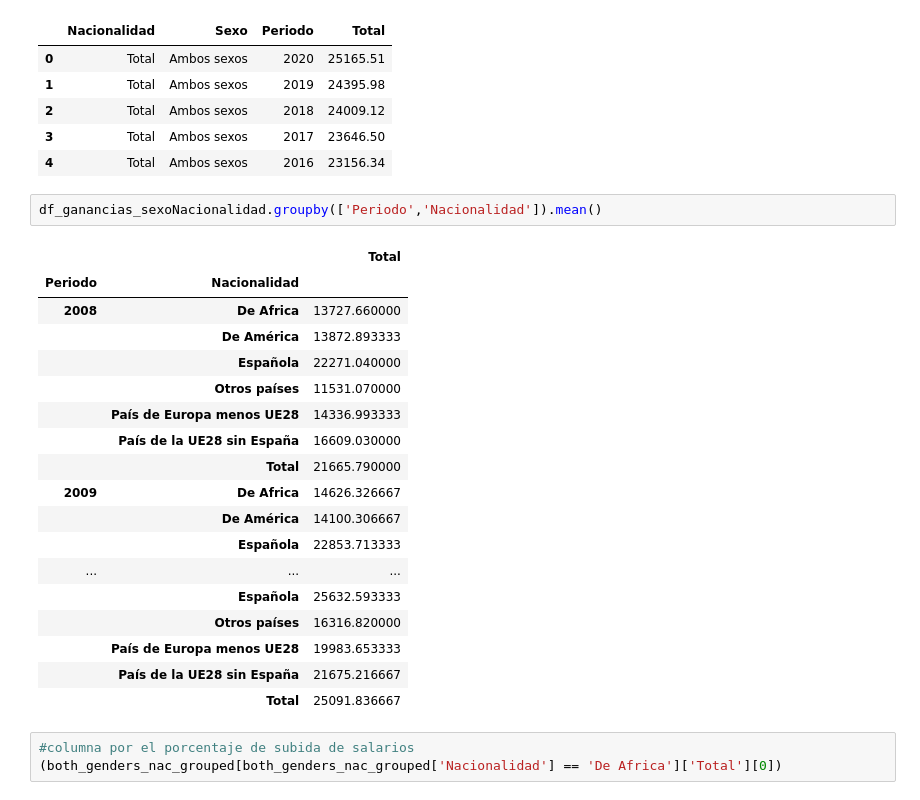
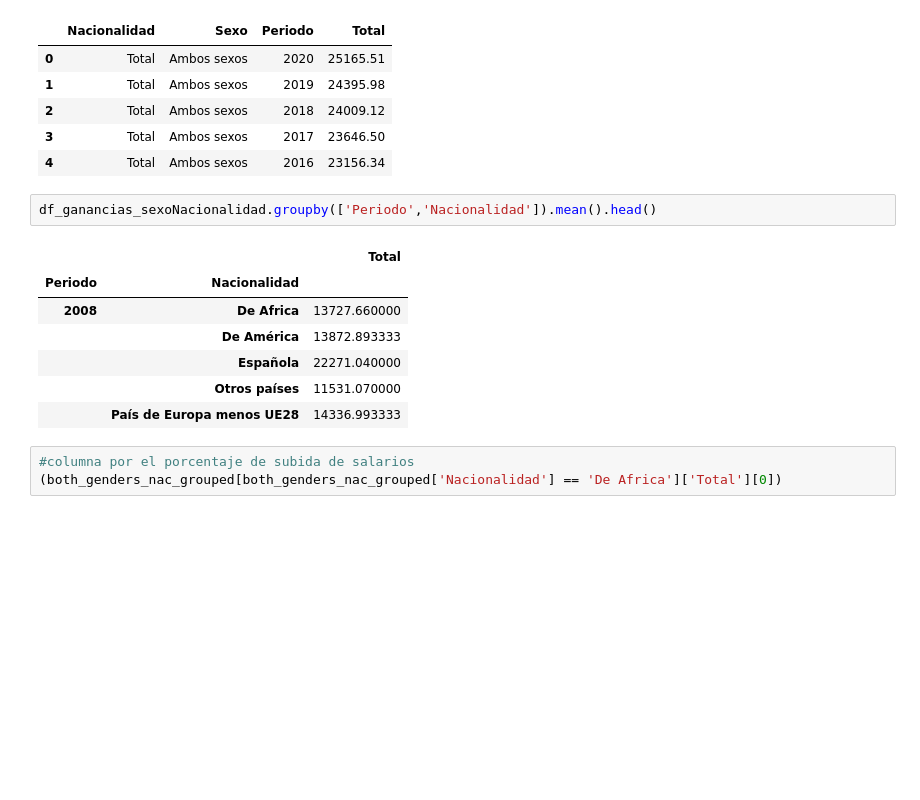
Before and after one commit to JaredR33/EDA, a Jupyter notebook: notebooks/EDA2.ipynb, the cells around one changed output. Saved outputs shown, nothing was run; the diff lists cells and outputs as text; blank space fills up the shorter version.

```diff
--- a/notebooks/EDA2.ipynb
+++ b/notebooks/EDA2.ipynb
@@ -147,26 +147,15 @@ df_ganancias_sexoNacionalidad.head()
 | 3 | Total | Ambos sexos | 2017 | 23646.50 |
 | 4 | Total | Ambos sexos | 2016 | 23156.34 |
 # %%
-df_ganancias_sexoNacionalidad.groupby(['Periodo','Nacionalidad']).mean()
+df_ganancias_sexoNacionalidad.groupby(['Periodo','Nacionalidad']).mean().head()
 # %% [output]
 |  |  | Total |
 | Periodo | Nacionalidad |  |
 | 2008 | De Africa | 13727.660000 |
 |  | De América | 13872.893333 |
 |  | Española | 22271.040000 |
 |  | Otros países | 11531.070000 |
 |  | País de Europa menos UE28 | 14336.993333 |
-|  | País de la UE28 sin España | 16609.030000 |
-|  | Total | 21665.790000 |
-| 2009 | De Africa | 14626.326667 |
-|  | De América | 14100.306667 |
-|  | Española | 22853.713333 |
-| ... | ... | ... |
-|  | Española | 25632.593333 |
-|  | Otros países | 16316.820000 |
-|  | País de Europa menos UE28 | 19983.653333 |
-|  | País de la UE28 sin España | 21675.216667 |
-|  | Total | 25091.836667 |
 # %%
 #columna por el porcentaje de subida de salarios
 (both_genders_nac_grouped[both_genders_nac_grouped['Nacionalidad'] == 'De Africa']['Total'][0])
```
Also changed, not shown: 2 other files.
